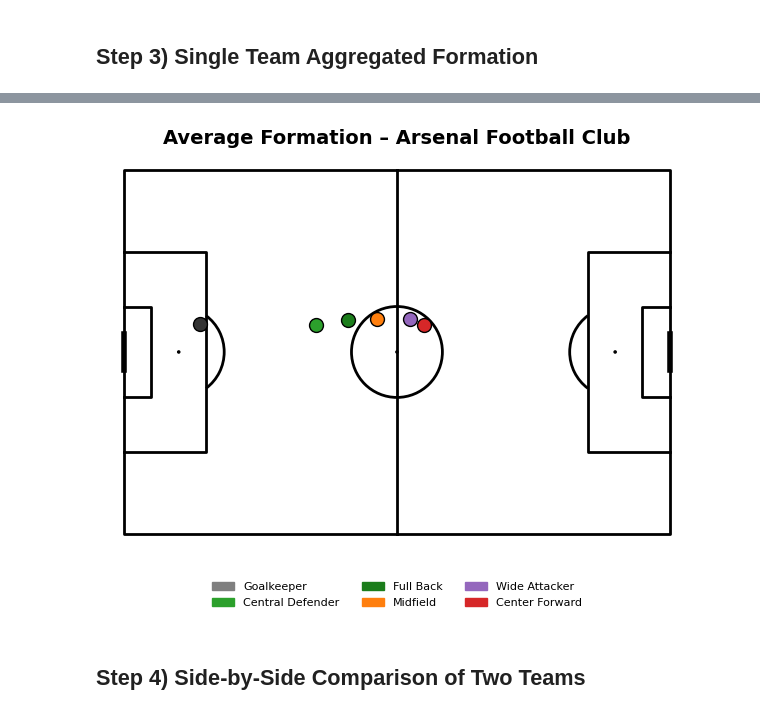
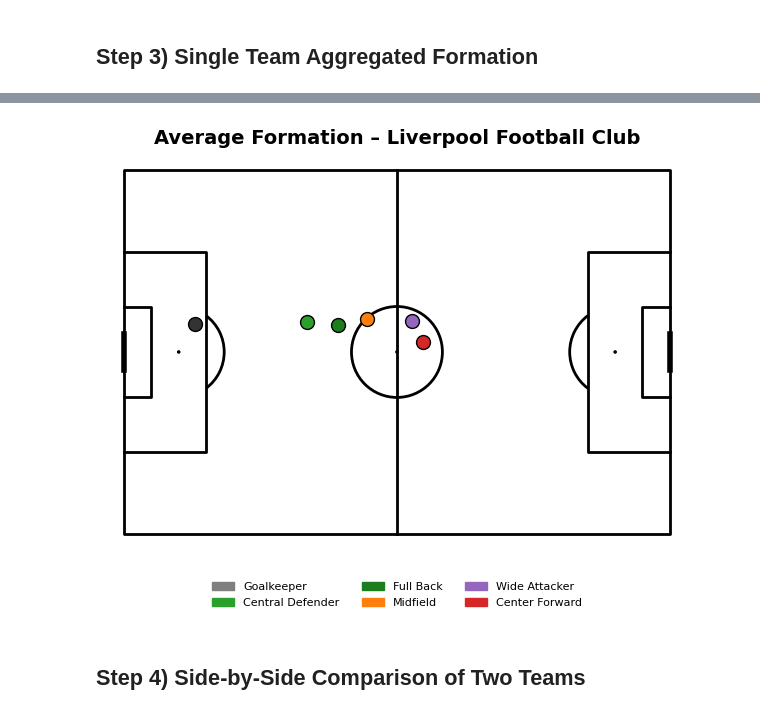
Before and after one commit to MartimRego/pass-decisions, a Jupyter notebook: Module_2/playing_styles_analysis.ipynb, the cells around one changed output, grey strips where cells are left out. Cells and saved outputs as stored; diff of their text form; code cells hidden in the pictures.

```diff
--- a/Module_2/playing_styles_v2.ipynb
+++ b/Module_2/playing_styles_analysis.ipynb
@@ -140,12 +140,14 @@ import pandas as pd
 import numpy as np
 
 # --- Paths (yours) ---
-PL_data_DIR = Path.cwd().parents[0]
-DYNAMIC_DIR = PL_data_DIR / "PremierLeague_data/2024/dynamic"
-META_DIR = PL_data_DIR / "PremierLeague_data/2024/meta"
-TRACKING_DIR = PL_data_DIR / "PremierLeague_data/2024/tracking"
-PROCESSED_DIR = PL_data_DIR / "PremierLeague_data/2024/processed"
+ROOT = Path.cwd().parents[0]
+DYNAMIC_DIR = ROOT / "PremierLeague_data/2024/dynamic"
+META_DIR = ROOT / "PremierLeague_data/2024/meta"
+TRACKING_DIR = ROOT / "PremierLeague_data/2024/tracking"
+PROCESSED_DIR = ROOT / "PremierLeague_data/2024/processed"
 PROCESSED_DIR.mkdir(exist_ok=True)
+ROLE_AVG_DIR = ROOT / "PremierLeague_data/2024/role_avg"
+ROLE_AVG_DIR.mkdir(exist_ok=True)
 
 # Pitch constants (SkillCorner → 105x68, origin at left-bottom after rescale)
 X_MIN, X_MAX = -52, 52
@@ -154,7 +156,7 @@ PITCH_LENGTH, PITCH_WIDTH = 105.0, 68.0
 # %%
 # Cell 1: build/refresh matches index (id, home_team, away_team)
 
-matches_file = PL_data_DIR / "matches.parquet"
+matches_file = ROOT / "matches.parquet"
 if not matches_file.exists():
     rows = []
     for fpath in DYNAMIC_DIR.glob("*.parquet"):
@@ -834,9 +836,6 @@ def build_possession_mask(events: pd.DataFrame, tracking: pd.DataFrame) -> pd.Da
 # %% [markdown]
 ## Concatenate over the league matches
 # %%
-PROCESSED_DIR = Path("processed_tracking1")
-PROCESSED_DIR.mkdir(parents=True, exist_ok=True)
-
 def process_and_save_match(match_id: int) -> None:
     """
     Full pipeline for one match and save as Parquet.
@@ -887,8 +886,8 @@ def process_and_save_match(match_id: int) -> None:
 
 
 
-#for mid in df_matches["id"].unique():
-    #process_and_save_match(mid)
+for mid in df_matches["id"].unique():
+    process_and_save_match(mid)
 # %% [output]
 [match 1986708] rows: 841984, players: 805376, ball: 36608
 💾 Saved match 1986708 → 1986708.parquet (790073 rows)
@@ -947,9 +949,6 @@ Understanding of how static team formations emerge from dynamic tracking data an
 # %% [markdown]
 ## Step 1: Compute role averages per match & save
 # %%
-ROLE_AVG_DIR = Path("processed_formations1")
-ROLE_AVG_DIR.mkdir(parents=True, exist_ok=True)
-
 def process_match_to_role_avg(match_id: int, min_frames=300):
     """
     Load processed tracking parquet and compute per-team average positions by role.
@@ -1111,7 +1120,7 @@ def plot_team_formation(role_avg: pd.DataFrame, team_name: str, dot_size=100):
 # %%
-plot_team_formation(role_avg_league, "Arsenal Football Club")
+plot_team_formation(role_avg_league, "Liverpool Football Club")
 # %% [output]
-[figure, old version]
+[figure, new version]
 # %% [markdown]
 ## Step 4) Side-by-Side Comparison of Two Teams
 # %%
```
Also changed, not shown: parts of 17 cells of this notebook, 8 other files.
